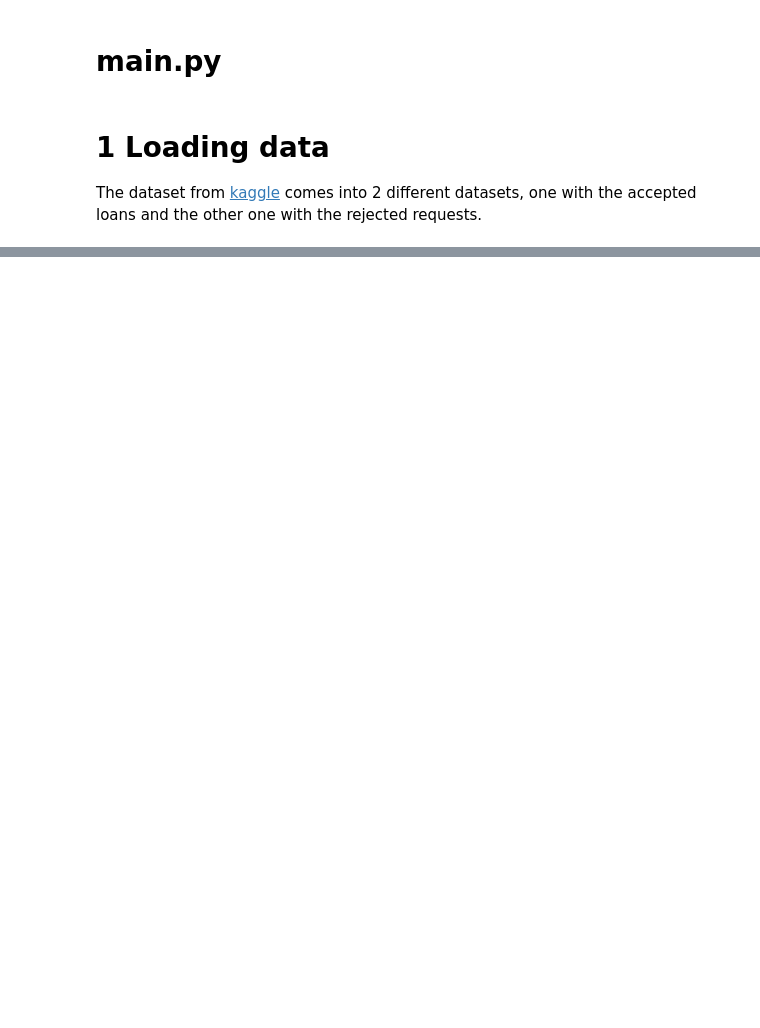
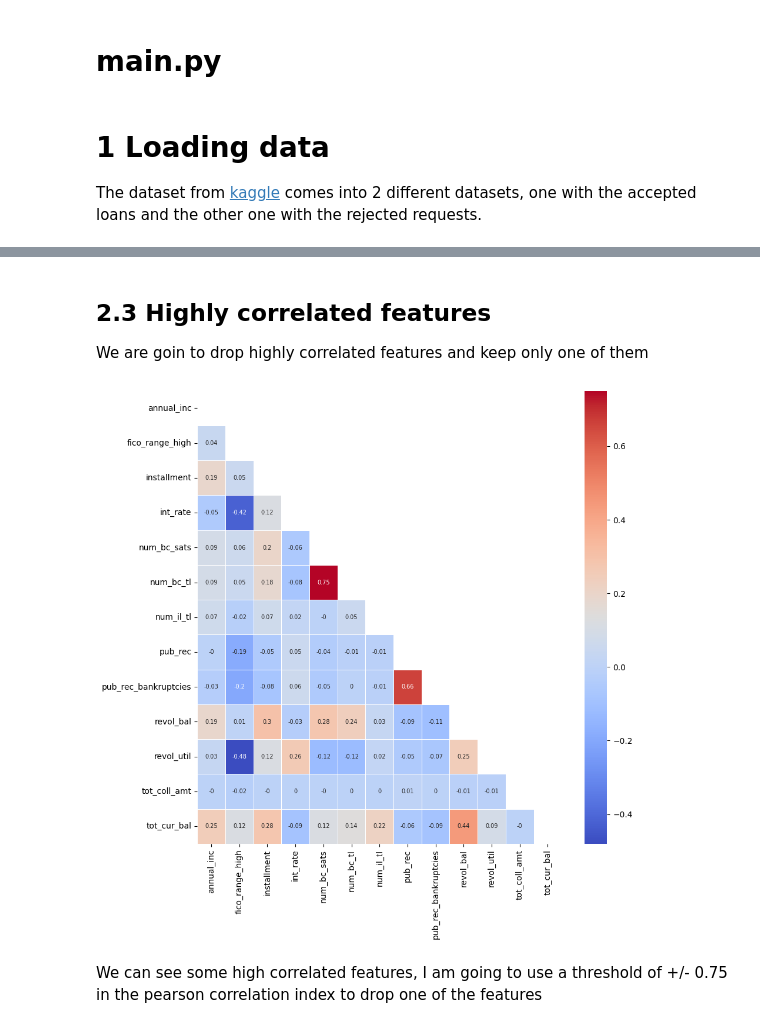
Before and after one commit to alexprieto-aily/TFM_MLOps, a Jupyter notebook: mlflow_project/src/data_loading.ipynb, the cells around one changed output, grey strips where cells are left out. Drawn from its saved outputs; the diff is of its cells as text; code cells hidden in the pictures; blank space fills up the shorter version.

```diff
--- a/mlflow_project/src/data_loading.ipynb
+++ b/mlflow_project/src/data_loading.ipynb
@@ -60,0 +149,49 @@ accepted
+# %%
+def drop_columns_nulls(df: pd.DataFrame, threshold: float) -> pd.DataFrame:
+    """
+    Drops any column in a Pandas DataFrame with a percentage of nulls higher than a given threshold.
+
+    Args:
+    ----
+        df : pd.DataFrame
+            Input DataFrame to check
+        threshold : float
+            Threshold percentage of null values to drop columns. Must be a float between 0 and 100.
+
+    Returns:
+    -------
+        pd.DataFrame
+            DataFrame with dropped columns.
+    """
+    if not 0 <= threshold <= 100:
+        raise ValueError("Threshold must be a float between 0 and 100.")
+
+    null_percentages = df.isnull().mean() * 100
+    columns_to_keep = null_percentages[null_percentages <= threshold].index.tolist(
+    )
+    return df[columns_to_keep]
+
+accepted = drop_columns_nulls(accepted, 30)
+
+accepted = accepted[(~accepted['loan_status'].isnull()) | (~accepted['issue_d'].isnull())]
+# %% [markdown]
+## 2.3 Highly correlated features
+
+We are goin to drop highly correlated features and keep only one of them
+# %%
+def corr_heatmap(df, title=None, figsize=(10, 10), annot=True, cmap='coolwarm', linewidth=.5, fontsize=7):
+
+    plt.figure(figsize=figsize)
+    df_corr = df.corr()
+    df_corr = df_corr.round(2)
+    mask = np.triu(np.ones_like(df_corr))
+    sns.heatmap(df_corr, annot=annot, cmap=cmap, linewidth=linewidth,
+                mask=mask, annot_kws={"fontsize": fontsize})
+    plt.title(title)
+    plt.show()
+
+corr_heatmap(accepted)
+# %% [output]
+[figure, added]
+# %% [markdown]
+We can see some high correlated features, I am going to use a threshold of +/- 0.75 in the pearson correlation index to drop one of the features
```
Also changed, not shown: parts of 15 cells of this notebook, 6 other files.
